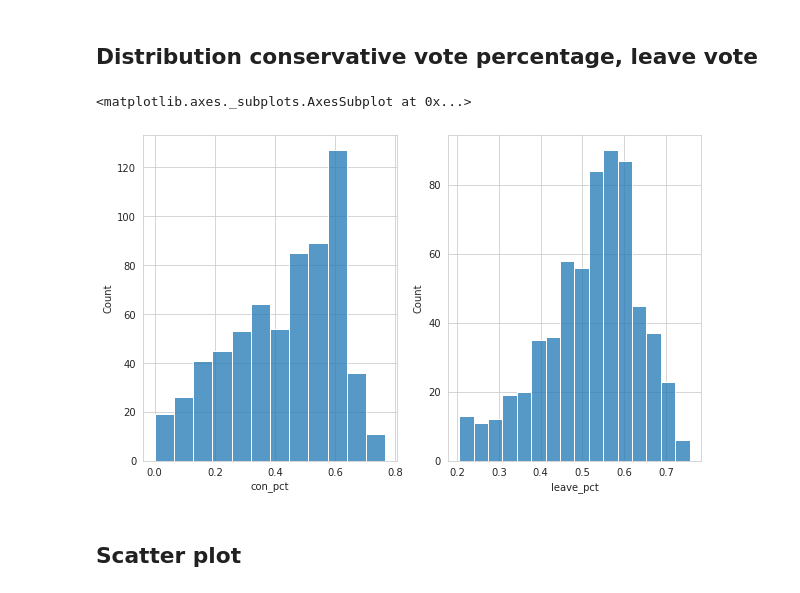
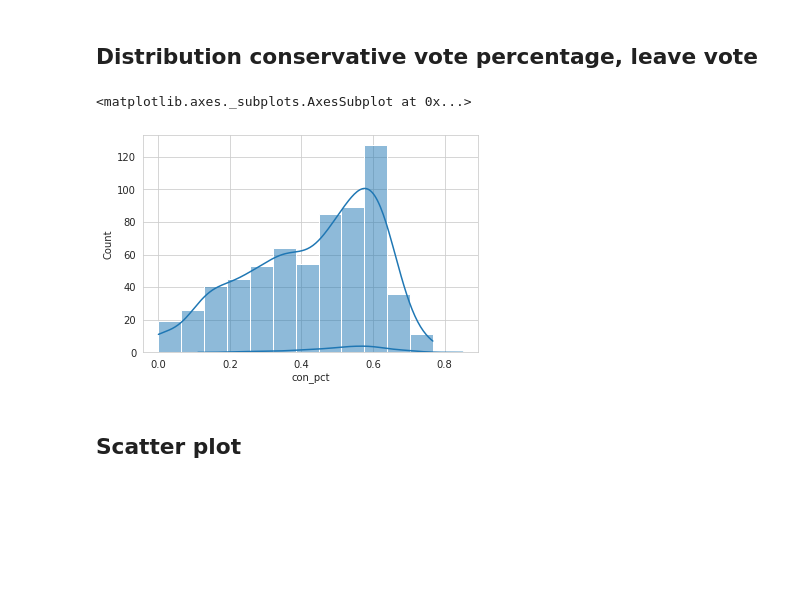
Before and after one commit to ab17254/GV918-Week-05, a Jupyter notebook: Week_05_Class_Exercise.ipynb, the cells around one changed output. Saved outputs shown, nothing was run; the diff lists cells and outputs as text; code cells hidden in the pictures; blank space fills up the shorter version.

```diff
--- a/Week_05_Class_Exercise.ipynb
+++ b/Week_05_Class_Exercise.ipynb
@@ -111,12 +111,11 @@ df_merge
 # %% [markdown]
 ## Distribution conservative vote percentage, leave vote
 # %%
-fig, axes = plt.subplots(1,2, figsize = (10, 6))
-sns.histplot(x = 'con_pct', data = df_merge, ax = axes[0])
-sns.histplot(x = 'leave_pct', data=df_merge, ax=axes[1])
+sns.histplot(x='con_pct', data=df_merge, kde=True)
+sns.kdeplot(x = 'leave_pct', data=df_merge)
 # %% [output]
 <matplotlib.axes._subplots.AxesSubplot at 0x...>
-[figure, old version]
+[figure, new version]
 # %% [markdown]
 ## Scatter plot
 # %% [markdown]
```
Also changed, not shown: parts of 12 cells of this notebook.
